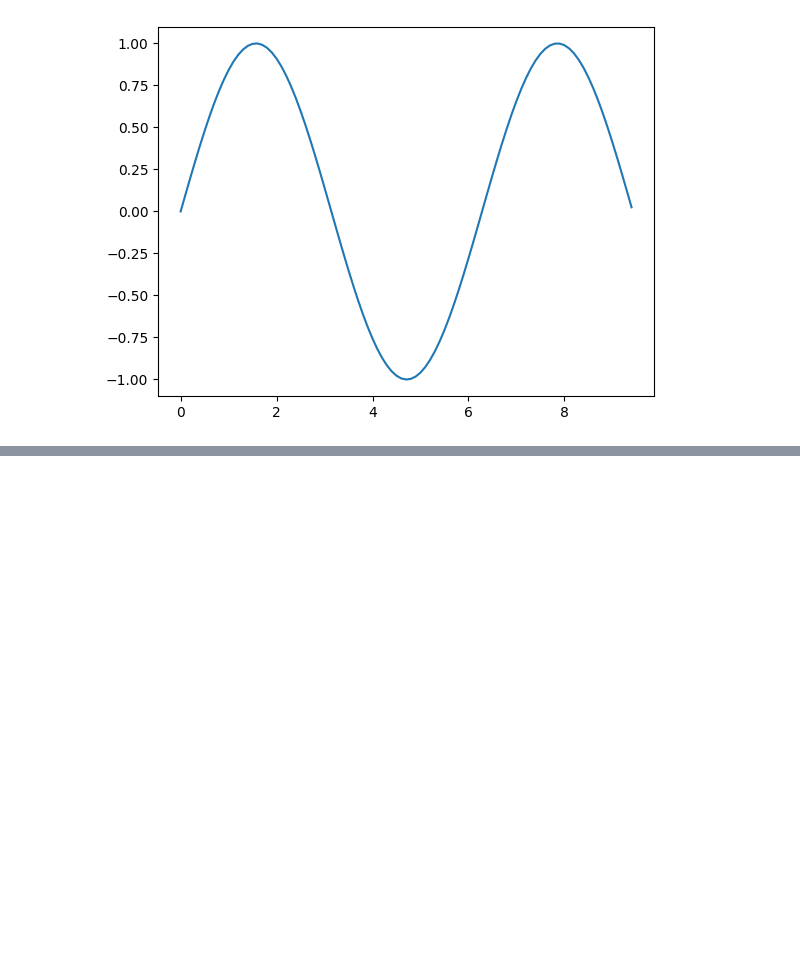
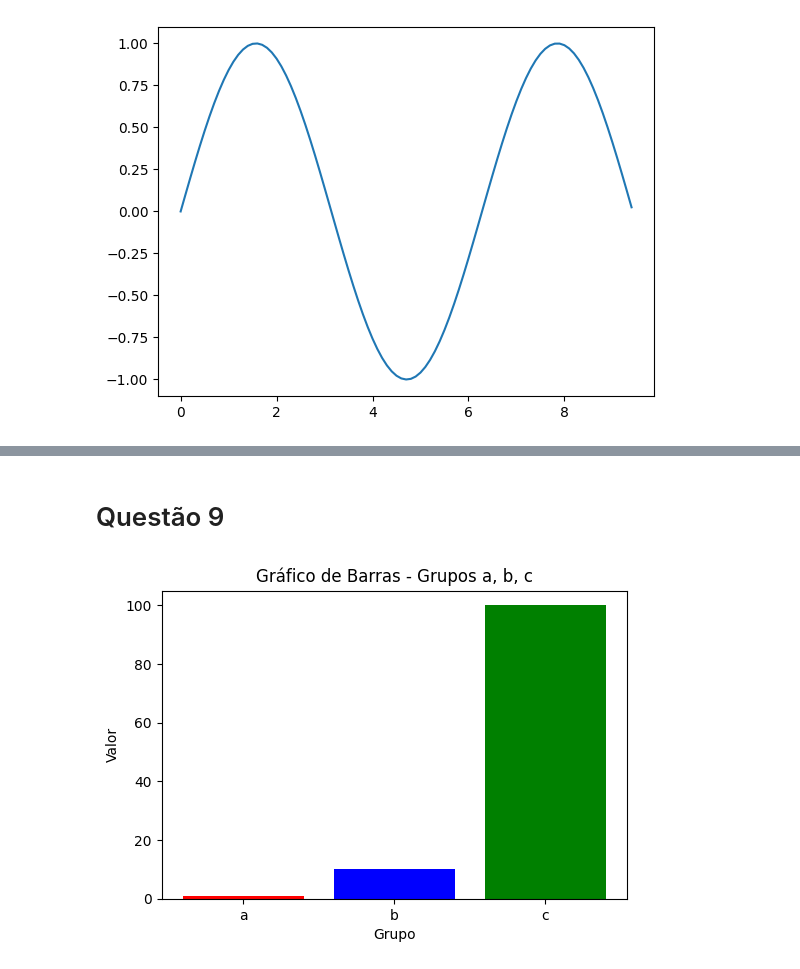
Before and after one commit to LucasGaabriel/Inteligencia-Artificial-Labs, a Jupyter notebook: Lab2/main.ipynb, the cells around one changed output, grey strips where cells are left out. Drawn from its saved outputs; the diff is of its cells as text; code cells hidden in the pictures; blank space fills up the shorter version.

```diff
--- a/Lab2/main.ipynb
+++ b/Lab2/main.ipynb
@@ -134,0 +160,14 @@ plt.show()
+# %% [markdown]
+# Questão 9
+# %%
+grupos = ['a', 'b', 'c']
+valores = [1, 10, 100]
+
+plt.figure(figsize=(6, 4))
+plt.bar(grupos, valores, color=['red', 'blue', 'green'])
+plt.title("Gráfico de Barras - Grupos a, b, c")
+plt.xlabel("Grupo")
+plt.ylabel("Valor")
+plt.show()
+# %% [output]
+[figure, added]
```
Also changed, not shown: parts of 16 cells of this notebook.
